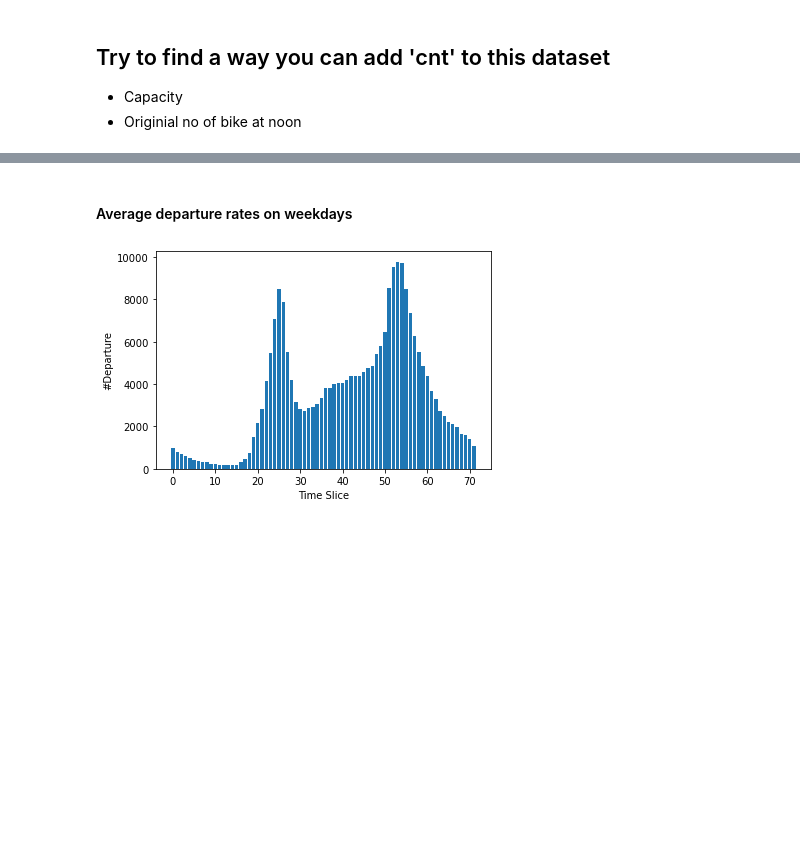
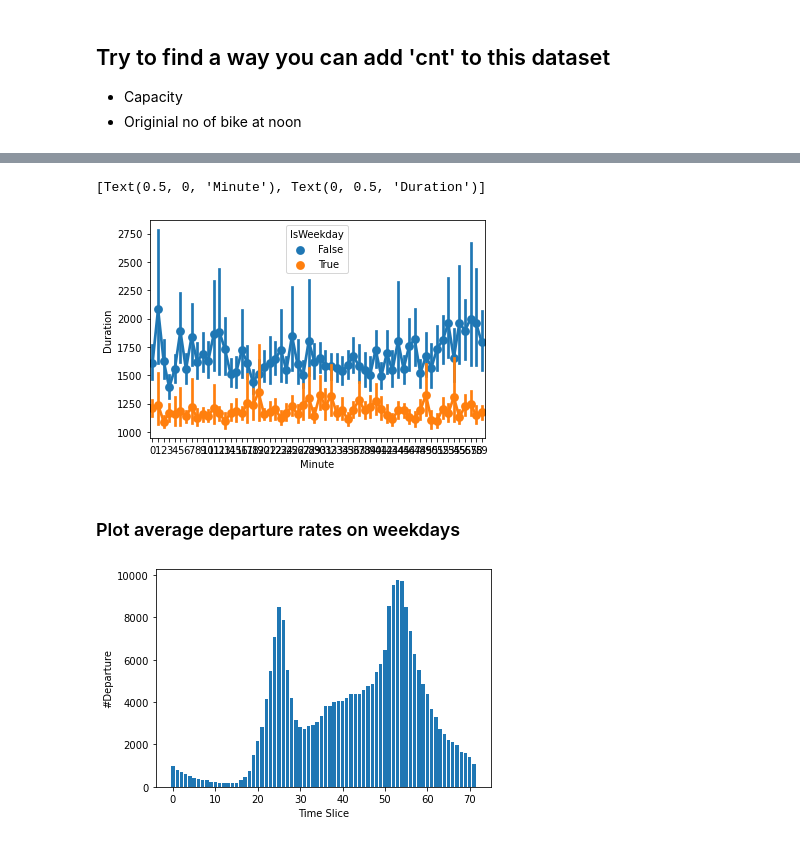
Before and after one commit to hchae0817/final_project, a Jupyter notebook: Bike Sharing_2.ipynb, the cells around one changed output, grey strips where cells are left out. Drawn from its saved outputs; the diff is of its cells as text; code cells hidden in the pictures; blank space fills up the shorter version.

```diff
--- a/Bike Sharing_2.ipynb
+++ b/Bike Sharing_2.ipynb
@@ -144,19 +140,0 @@ dataset
-# %%
-# Compute IsWeekday
-
-weekday = np.zeros(len(date))
-weekday[:] = np.nan
-cnt = 0
-
-for _year, _month, _date, _hour, _minute in zip(year, month, date, hour, minute):
-  _dt = dt.datetime(_year, _month, _date, _hour, _minute)
-  _weekday = _dt.weekday()
-  weekday[cnt] = _weekday
-  cnt += 1
-
-IsWeekday = weekday < 5
-dataset['IsWeekday'] = IsWeekday
-
-# Compute TimeSlice
-
-dataset['TimeSlice'] = (hour*3 + np.floor(minute/20)).astype(int)
@@ -222,5 +299,11 @@ ax.set(xlabel = 'Timestamp', ylabel = 'Duration')
+# %%
+ax = sns.pointplot(x = "minute", y = "Duration", data = dataset, hue = "IsWeekday");
+ax.set(xlabel = 'Minute', ylabel = 'Duration')
+# %% [output]
+[Text(0.5, 0, 'Minute'), Text(0, 0.5, 'Duration')]
+[figure, added]
 # %% [markdown]
-#### Average departure rates on weekdays
+### Plot average departure rates on weekdays
 # %%
 # Plot example
 
```
Also changed, not shown: parts of 32 cells of this notebook.
